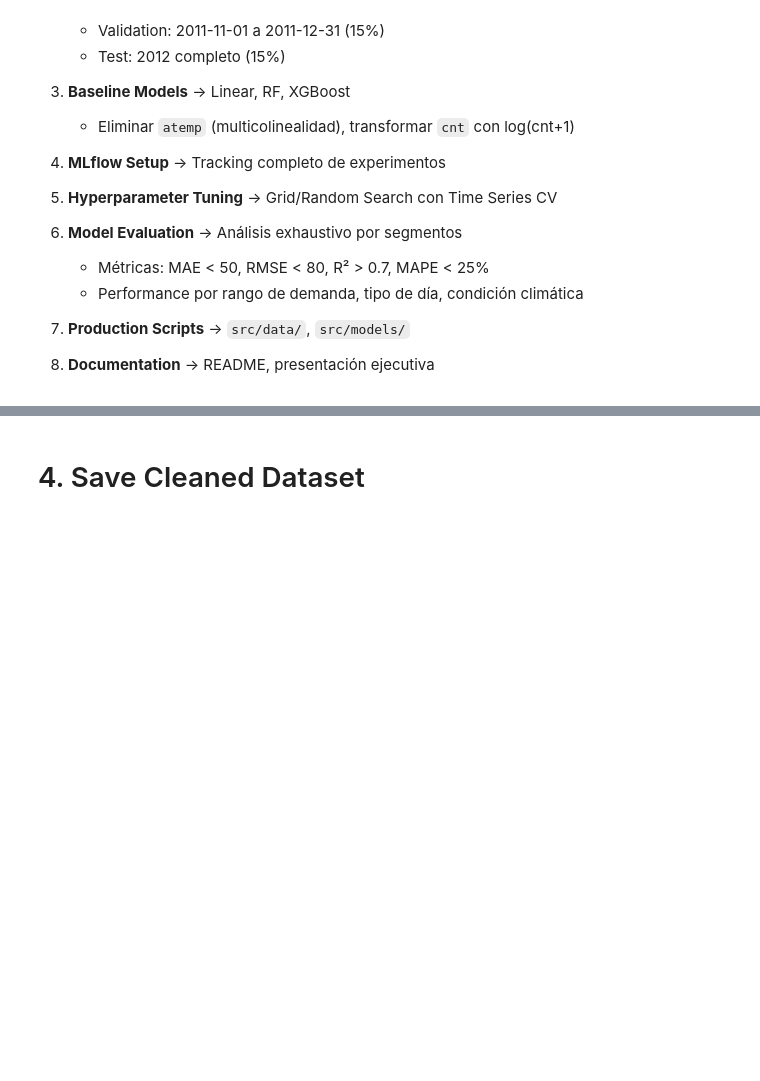
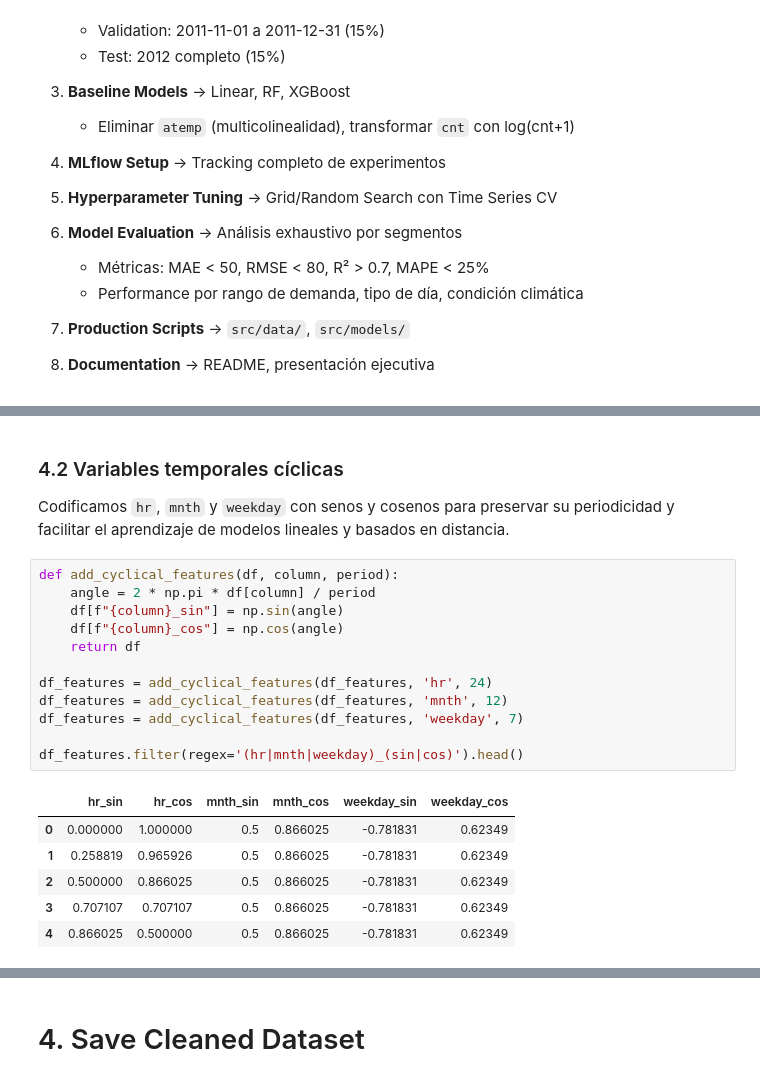
Before and after one commit to Isaac1606/mlops-team-61-project, a Jupyter notebook: notebooks/notebook.ipynb, the cells around one changed output, grey strips where cells are left out. Saved outputs shown, nothing was run; the diff lists cells and outputs as text; blank space fills up the shorter version.

```diff
--- a/notebooks/notebook.ipynb
+++ b/notebooks/notebook.ipynb
@@ -1869,0 +1915,23 @@ Fecha        Total      Día    Festivo   Temp     Clima
+# %% [markdown]
+### 4.2 Variables temporales cíclicas
+
+Codificamos `hr`, `mnth` y `weekday` con senos y cosenos para preservar su periodicidad y facilitar el aprendizaje de modelos lineales y basados en distancia.
+# %%
+def add_cyclical_features(df, column, period):
+    angle = 2 * np.pi * df[column] / period
+    df[f"{column}_sin"] = np.sin(angle)
+    df[f"{column}_cos"] = np.cos(angle)
+    return df
+
+df_features = add_cyclical_features(df_features, 'hr', 24)
+df_features = add_cyclical_features(df_features, 'mnth', 12)
+df_features = add_cyclical_features(df_features, 'weekday', 7)
+
+df_features.filter(regex='(hr|mnth|weekday)_(sin|cos)').head()
+# %% [output]
+|  | hr_sin | hr_cos | mnth_sin | mnth_cos | weekday_sin | weekday_cos |
+| 0 | 0.000000 | 1.000000 | 0.5 | 0.866025 | -0.781831 | 0.62349 |
+| 1 | 0.258819 | 0.965926 | 0.5 | 0.866025 | -0.781831 | 0.62349 |
+| 2 | 0.500000 | 0.866025 | 0.5 | 0.866025 | -0.781831 | 0.62349 |
+| 3 | 0.707107 | 0.707107 | 0.5 | 0.866025 | -0.781831 | 0.62349 |
+| 4 | 0.866025 | 0.500000 | 0.5 | 0.866025 | -0.781831 | 0.62349 |
```
Also changed, not shown: parts of 15 cells of this notebook.
